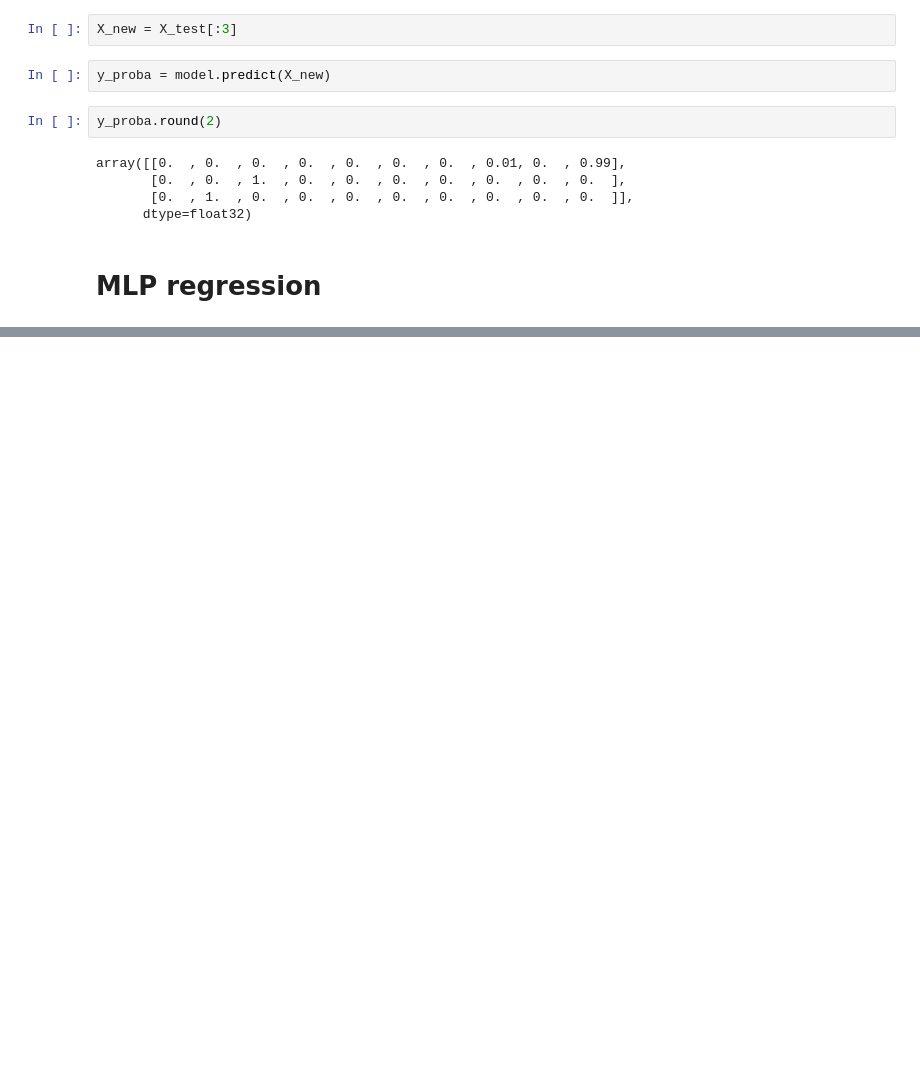
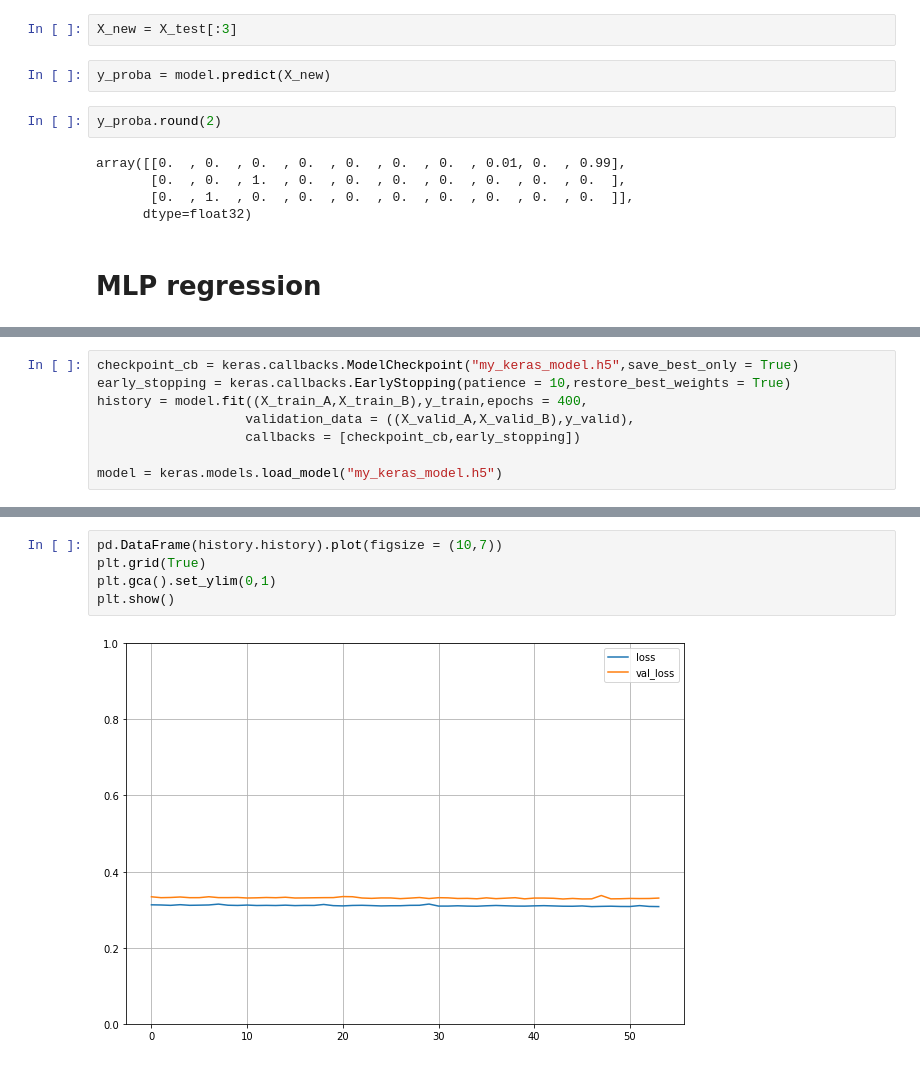
Before and after one commit to cobzky/ml_deep, a Jupyter notebook: notebook/Intro.ipynb, the cells around one changed output, grey strips where cells are left out. Drawn from its saved outputs; the diff is of its cells as text; blank space fills up the shorter version.

```diff
--- a/notebook/Intro.ipynb
+++ b/notebook/Intro.ipynb
@@ -183,0 +326,8 @@ array([[0.  , 0.  , 0.  , 0.  , 0.  , 0.  , 0.  , 0.01, 0.  , 0.99],
+# %%
+checkpoint_cb = keras.callbacks.ModelCheckpoint("my_keras_model.h5",save_best_only = True)
+early_stopping = keras.callbacks.EarlyStopping(patience = 10,restore_best_weights = True)
+history = model.fit((X_train_A,X_train_B),y_train,epochs = 400,
+                   validation_data = ((X_valid_A,X_valid_B),y_valid),
+                   callbacks = [checkpoint_cb,early_stopping])
+
+model = keras.models.load_model("my_keras_model.h5")
@@ -183,0 +352,7 @@ array([[0.  , 0.  , 0.  , 0.  , 0.  , 0.  , 0.  , 0.01, 0.  , 0.99],
+# %%
+pd.DataFrame(history.history).plot(figsize = (10,7))
+plt.grid(True)
+plt.gca().set_ylim(0,1)
+plt.show()
+# %% [output]
+[figure, added]
```
Also changed, not shown: parts of 38 cells of this notebook, 9 other files.
